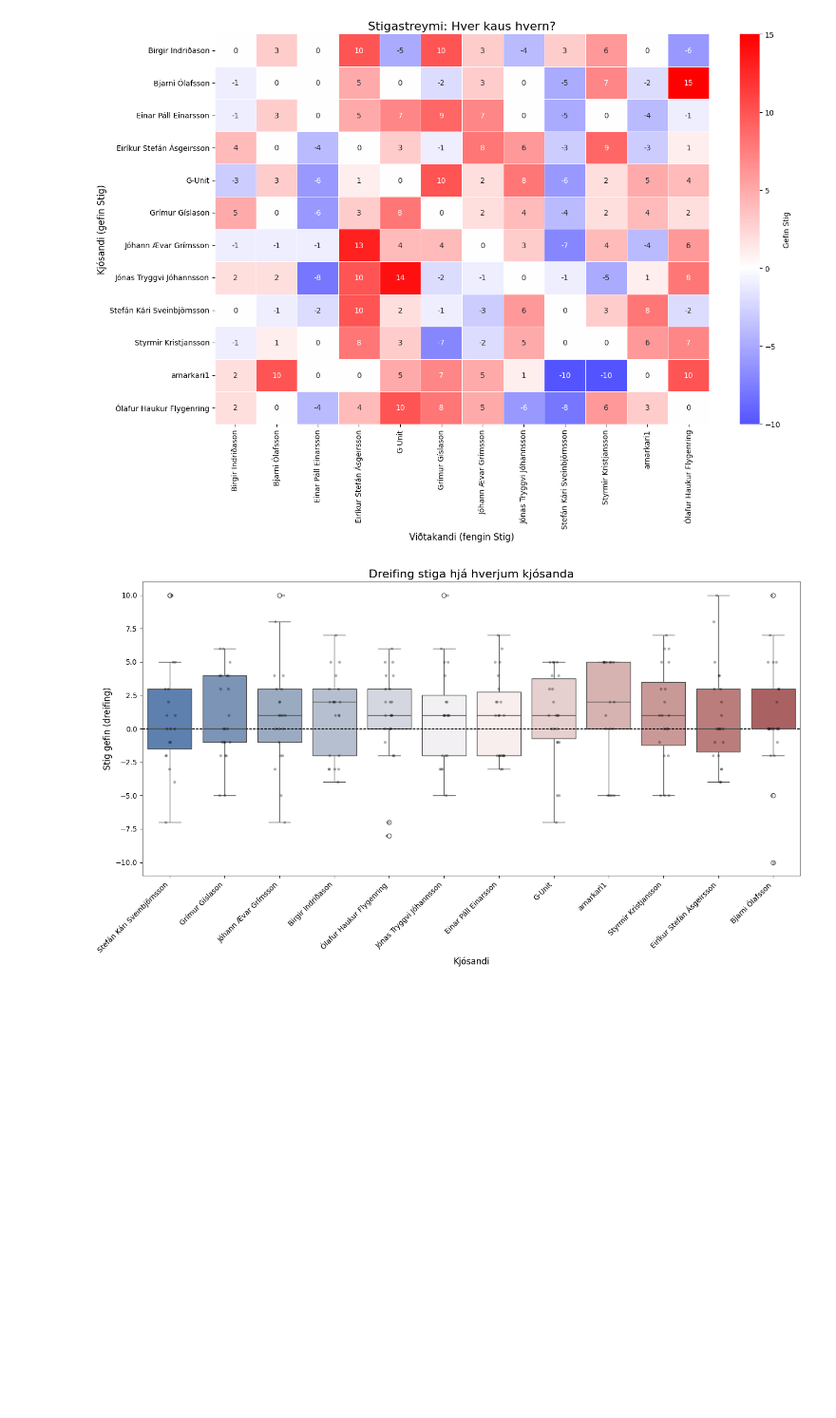
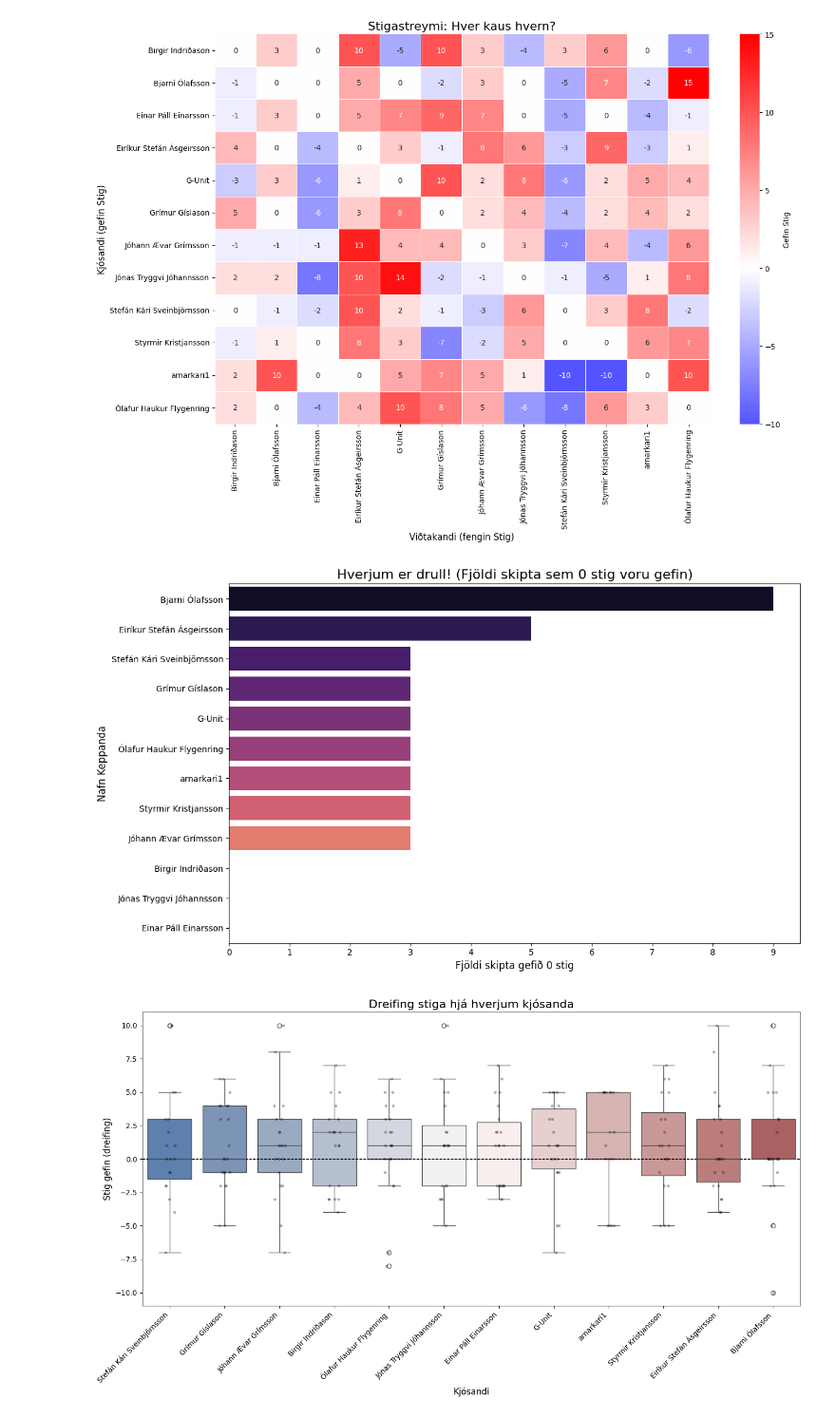
Before and after one commit to olifly/Lagadeildin, a Jupyter notebook: DataVis.ipynb, the cells around one changed output. Shown at 95% size. Cells and saved outputs as stored; diff of their text form; code cells hidden in the pictures; blank space fills up the shorter version.

```diff
--- a/DataVis.ipynb
+++ b/DataVis.ipynb
@@ -210,4 +218,41 @@ plt.tight_layout()
 plt.show()
 # %% [output]
 [figure]
+# %%
+# @title
+# 1. Sía gögn þar sem stig eru 0 og telja fyrir hvern kjósanda
+zero_votes = merged_data[merged_data['Points Assigned'] == 0].copy()
+zero_votes['Kjósandi'] = zero_votes['Voter ID'].map(competitors_map)
+
+indifference_counts = zero_votes['Kjósandi'].value_counts().reset_index()
+indifference_counts.columns = ['Nafn', 'Fjöldi núllstiga']
+
+# Tryggja að allir keppendur komi fram, líka þeir með 0 núllstig
+all_names = pd.DataFrame(list(competitors_map.values()), columns=['Nafn'])
+indifference_counts = pd.merge(all_names, indifference_counts, on='Nafn', how='left').fillna(0)
+indifference_counts = indifference_counts.sort_values(by='Fjöldi núllstiga', ascending=False)
+
+# 2. Teikna grafið
+plt.figure(figsize=(12, 7))
+sns.barplot(
+    data=indifference_counts,
+    x='Fjöldi núllstiga',
+    y='Nafn',
+    palette='magma',
+    hue='Nafn',
+    legend=False
+)
+
+# 3. Titlar og stillingar
+plt.title('Hverjum er drull! (Fjöldi skipta sem 0 stig voru gefin)', fontsize=16)
+plt.xlabel('Fjöldi skipta gefið 0 stig', fontsize=12)
+plt.ylabel('Nafn Keppanda', fontsize=12)
+
+# Festa heiltölur á x-ás
+plt.gca().xaxis.set_major_locator(MaxNLocator(integer=True))
+
+plt.tight_layout()
+plt.show()
+# %% [output]
+[figure, added]
 # %%
```
Also changed, not shown: parts of 10 cells of this notebook.
